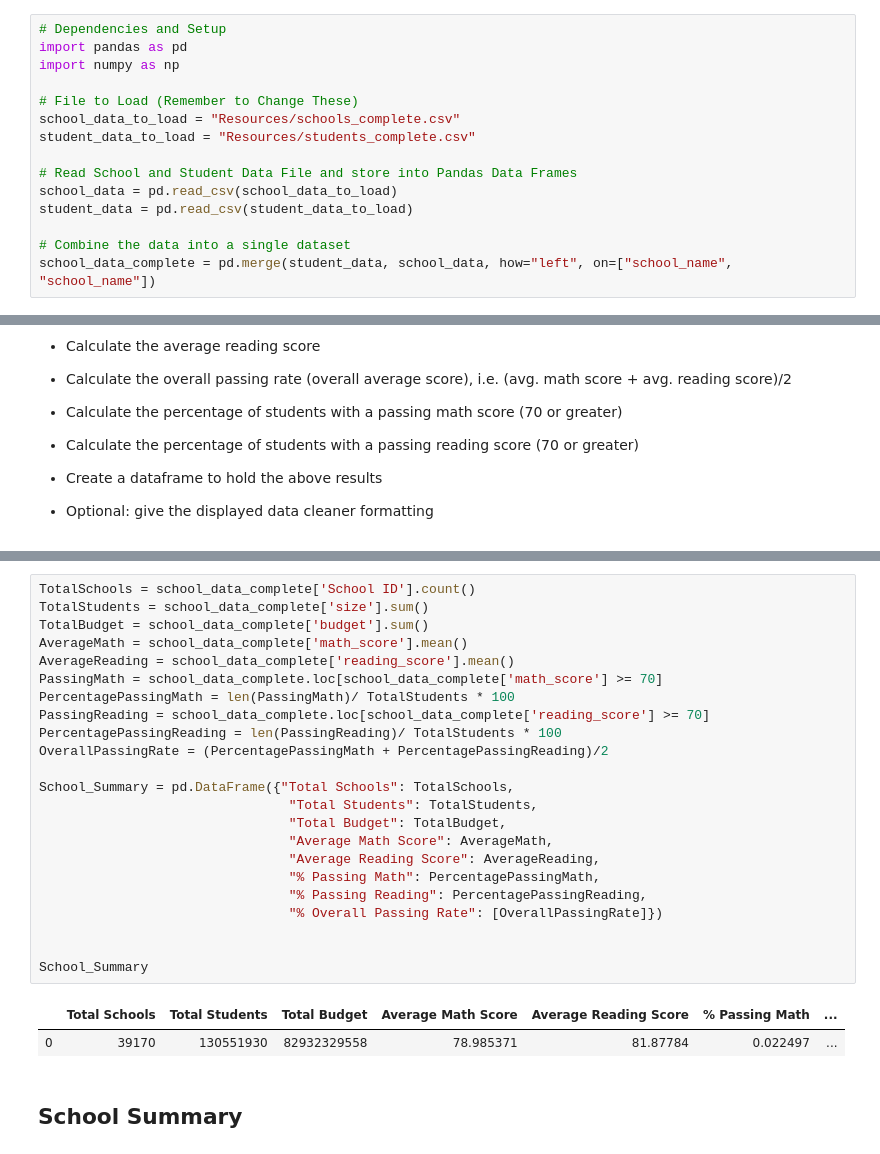
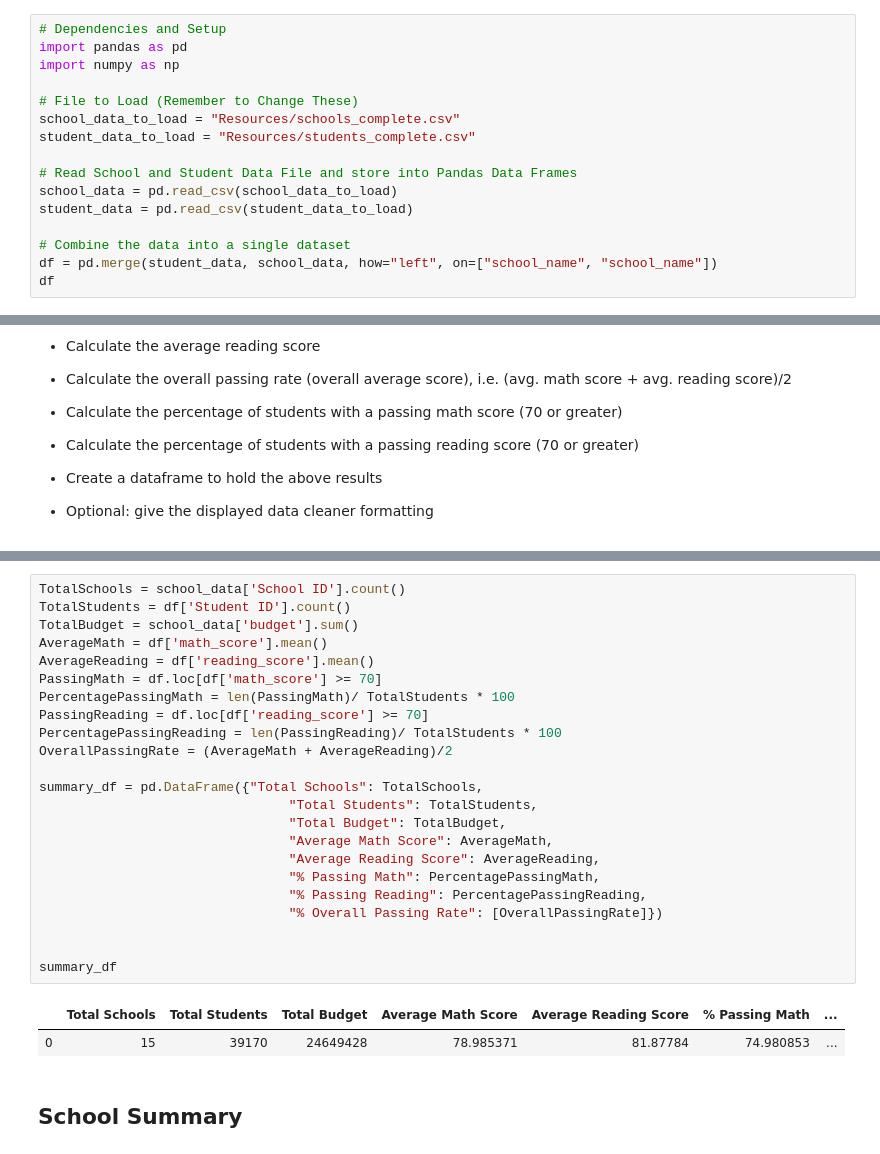
Before and after one commit to michaeljwboyce/pandas-challenge, a Jupyter notebook: PyCitySchools/PyCitySchools_starter.ipynb, the cells around one changed output, grey strips where cells are left out. Saved outputs shown, nothing was run; the diff lists cells and outputs as text.

```diff
--- a/PyCitySchools/PyCitySchools_starter.ipynb
+++ b/PyCitySchools/PyCitySchools_starter.ipynb
@@ -15,4 +15,5 @@ school_data = pd.read_csv(school_data_to_load)
 student_data = pd.read_csv(student_data_to_load)
 
 # Combine the data into a single dataset
-school_data_complete = pd.merge(student_data, school_data, how="left", on=["school_name", "school_name"])
+df = pd.merge(student_data, school_data, how="left", on=["school_name", "school_name"])
+df
@@ -41,29 +91,29 @@ school_data_complete = pd.merge(student_data, school_data, how="left", on=["scho
 # %%
-TotalSchools = school_data_complete['School ID'].count()
-TotalStudents = school_data_complete['size'].sum()
-TotalBudget = school_data_complete['budget'].sum()
-AverageMath = school_data_complete['math_score'].mean()
-AverageReading = school_data_complete['reading_score'].mean()
-PassingMath = school_data_complete.loc[school_data_complete['math_score'] >= 70]
+TotalSchools = school_data['School ID'].count()
+TotalStudents = df['Student ID'].count()
+TotalBudget = school_data['budget'].sum()
+AverageMath = df['math_score'].mean()
+AverageReading = df['reading_score'].mean()
+PassingMath = df.loc[df['math_score'] >= 70]
 PercentagePassingMath = len(PassingMath)/ TotalStudents * 100
-PassingReading = school_data_complete.loc[school_data_complete['reading_score'] >= 70]
+PassingReading = df.loc[df['reading_score'] >= 70]
 PercentagePassingReading = len(PassingReading)/ TotalStudents * 100
-OverallPassingRate = (PercentagePassingMath + PercentagePassingReading)/2
+OverallPassingRate = (AverageMath + AverageReading)/2
 
-School_Summary = pd.DataFrame({"Total Schools": TotalSchools,
+summary_df = pd.DataFrame({"Total Schools": TotalSchools,
                                 "Total Students": TotalStudents,
                                 "Total Budget": TotalBudget,
                                 "Average Math Score": AverageMath,
                                 "Average Reading Score": AverageReading,
                                 "% Passing Math": PercentagePassingMath,
                                 "% Passing Reading": PercentagePassingReading,
                                 "% Overall Passing Rate": [OverallPassingRate]})
 
 
-School_Summary
+summary_df
 # %% [output]
 |  | Total Schools | Total Students | Total Budget | Average Math Score | Average Reading Score | % Passing Math | ... |
-| 0 | 39170 | 130551930 | 82932329558 | 78.985371 | 81.87784 | 0.022497 | ... |
+| 0 | 15 | 39170 | 24649428 | 78.985371 | 81.87784 | 74.980853 | ... |
 # %% [markdown]
 ## School Summary
 # %% [markdown]
```
Also changed, not shown: parts of 4 cells of this notebook.
